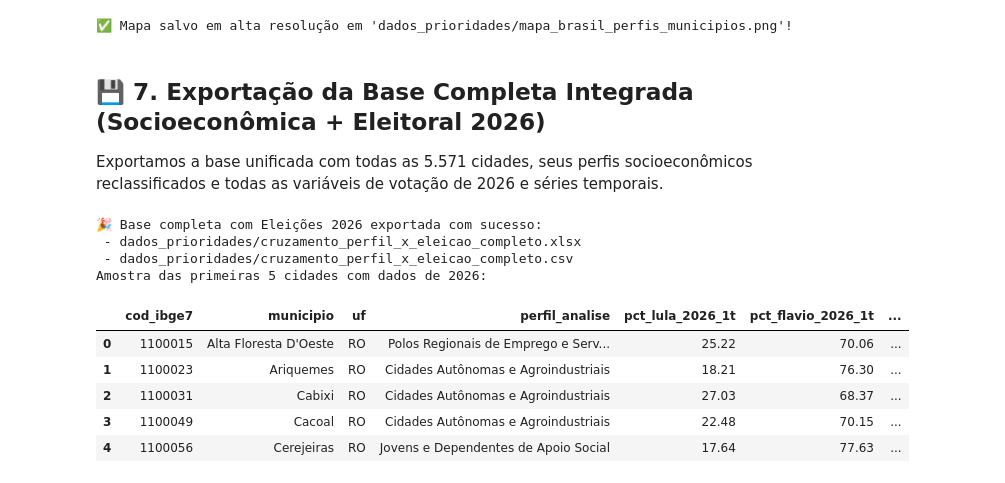
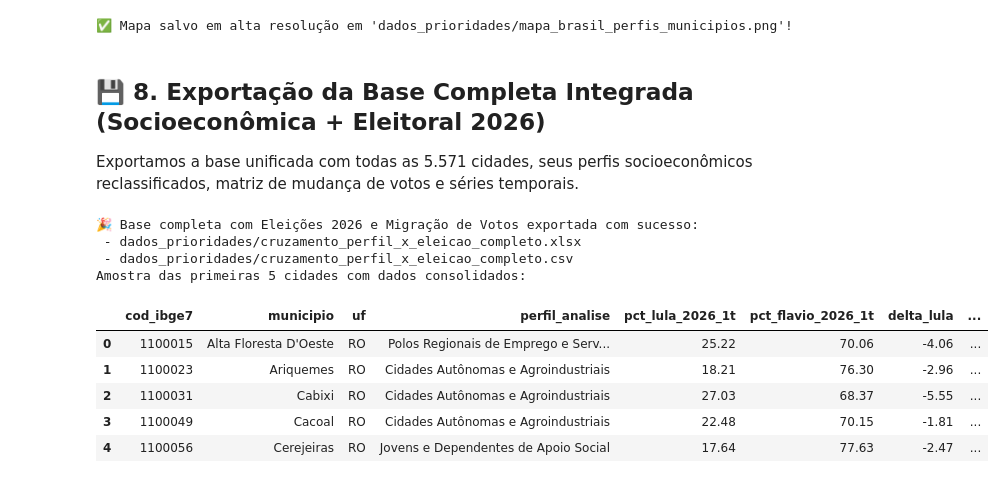
Before and after one commit to hianaracamilla/trad_x_municipio, a Jupyter notebook: analise_eleitoral_perfis_municipios.ipynb, the cells around one changed output. Drawn from its saved outputs; the diff is of its cells as text; code cells hidden in the pictures.

```diff
--- a/analise_eleitoral_perfis_municipios.ipynb
+++ b/analise_eleitoral_perfis_municipios.ipynb
@@ -77,7 +78,7 @@ df_eleitoral = df_eleitoral.merge(
 
 # Merge com Eleições 2022
 df_eleitoral = df_eleitoral.merge(
-    df_2022[['cod_ibge7', 'pct_lula_1t', 'pct_bolsonaro_1t', 'pct_lula_2t', 'pct_bolsonaro_2t']],
+    df_2022[['cod_ibge7', 'votos_lula_1t', 'votos_bolsonaro_1t', 'votos_validos_1t', 'pct_lula_1t', 'pct_bolsonaro_1t', 'pct_lula_2t', 'pct_bolsonaro_2t']],
     on='cod_ibge7', how='left'
 )
 
@@ -407,33 +641,36 @@ print("✅ Mapa salvo em alta resolução em 'dados_prioridades/mapa_brasil_perf
 [figure]
 ✅ Mapa salvo em alta resolução em 'dados_prioridades/mapa_brasil_perfis_municipios.png'!
 # %% [markdown]
-## 💾 7. Exportação da Base Completa Integrada (Socioeconômica + Eleitoral 2026)
-Exportamos a base unificada com todas as 5.571 cidades, seus perfis socioeconômicos reclassificados e todas as variáveis de votação de 2026 e séries temporais.
+## 💾 8. Exportação da Base Completa Integrada (Socioeconômica + Eleitoral 2026)
+Exportamos a base unificada com todas as 5.571 cidades, seus perfis socioeconômicos reclassificados, matriz de mudança de votos e séries temporais.
 # %%
 out_xlsx_integrado = 'dados_prioridades/cruzamento_perfil_x_eleicao_completo.xlsx'
 out_csv_integrado = 'dados_prioridades/cruzamento_perfil_x_eleicao_completo.csv'
 
 with pd.ExcelWriter(out_xlsx_integrado, engine='openpyxl') as writer:
     df_eleitoral.to_excel(writer, sheet_name='Base_Consolidada_5571', index=False)
     resumo_peso_26.to_excel(writer, sheet_name='Peso_Eleitoral_2026')
     resumo_voto_26.to_excel(writer, sheet_name='Votacao_1T_2026')
+    resumo_migracao_perfil.to_excel(writer, sheet_name='Migracao_Voto_2022_2026')
+    top15_maiores.to_excel(writer, sheet_name='Maiores_Cidades_Mudanca')
+    df_eleitoral[df_eleitoral['virada_lula_para_flavio']].to_excel(writer, sheet_name='Cidades_Virada_Flavio')
     resumo_hist_abst.to_excel(writer, sheet_name='Historico_Abstencao_2010_2026')
     resumo_idade.to_excel(writer, sheet_name='Abstencao_Idade')
 
 df_eleitoral.to_csv(out_csv_integrado, sep=';', index=False, encoding='utf-8')
-print(f"🎉 Base completa com Eleições 2026 exportada com sucesso:")
+print(f"🎉 Base completa com Eleições 2026 e Migração de Votos exportada com sucesso:")
 print(f" - {out_xlsx_integrado}")
 print(f" - {out_csv_integrado}")
-print("Amostra das primeiras 5 cidades com dados de 2026:")
-display(df_eleitoral[['cod_ibge7', 'municipio', 'uf', 'perfil_analise', 'pct_lula_2026_1t', 'pct_flavio_2026_1t', 'taxa_abst_2026_1t']].head(5))
+print("Amostra das primeiras 5 cidades com dados consolidados:")
+display(df_eleitoral[['cod_ibge7', 'municipio', 'uf', 'perfil_analise', 'pct_lula_2026_1t', 'pct_flavio_2026_1t', 'delta_lula', 'delta_bolso_flavio', 'pct_mudanca_voto_mun']].head(5))
 # %% [output]
-🎉 Base completa com Eleições 2026 exportada com sucesso:
+🎉 Base completa com Eleições 2026 e Migração de Votos exportada com sucesso:
  - dados_prioridades/cruzamento_perfil_x_eleicao_completo.xlsx
  - dados_prioridades/cruzamento_perfil_x_eleicao_completo.csv
-Amostra das primeiras 5 cidades com dados de 2026:
+Amostra das primeiras 5 cidades com dados consolidados:
-|  | cod_ibge7 | municipio | uf | perfil_analise | pct_lula_2026_1t | pct_flavio_2026_1t | ... |
-| 0 | 1100015 | Alta Floresta D'Oeste | RO | Polos Regionais de Emprego e Serv... | 25.22 | 70.06 | ... |
-| 1 | 1100023 | Ariquemes | RO | Cidades Autônomas e Agroindustriais | 18.21 | 76.30 | ... |
-| 2 | 1100031 | Cabixi | RO | Cidades Autônomas e Agroindustriais | 27.03 | 68.37 | ... |
-| 3 | 1100049 | Cacoal | RO | Cidades Autônomas e Agroindustriais | 22.48 | 70.15 | ... |
-| 4 | 1100056 | Cerejeiras | RO | Jovens e Dependentes de Apoio Social | 17.64 | 77.63 | ... |
+|  | cod_ibge7 | municipio | uf | perfil_analise | pct_lula_2026_1t | pct_flavio_2026_1t | delta_lula | ... |
+| 0 | 1100015 | Alta Floresta D'Oeste | RO | Polos Regionais de Emprego e Serv... | 25.22 | 70.06 | -4.06 | ... |
+| 1 | 1100023 | Ariquemes | RO | Cidades Autônomas e Agroindustriais | 18.21 | 76.30 | -2.96 | ... |
+| 2 | 1100031 | Cabixi | RO | Cidades Autônomas e Agroindustriais | 27.03 | 68.37 | -5.55 | ... |
+| 3 | 1100049 | Cacoal | RO | Cidades Autônomas e Agroindustriais | 22.48 | 70.15 | -1.81 | ... |
+| 4 | 1100056 | Cerejeiras | RO | Jovens e Dependentes de Apoio Social | 17.64 | 77.63 | -2.47 | ... |
```
Also changed, not shown: parts of 8 cells of this notebook, 1 other file.
